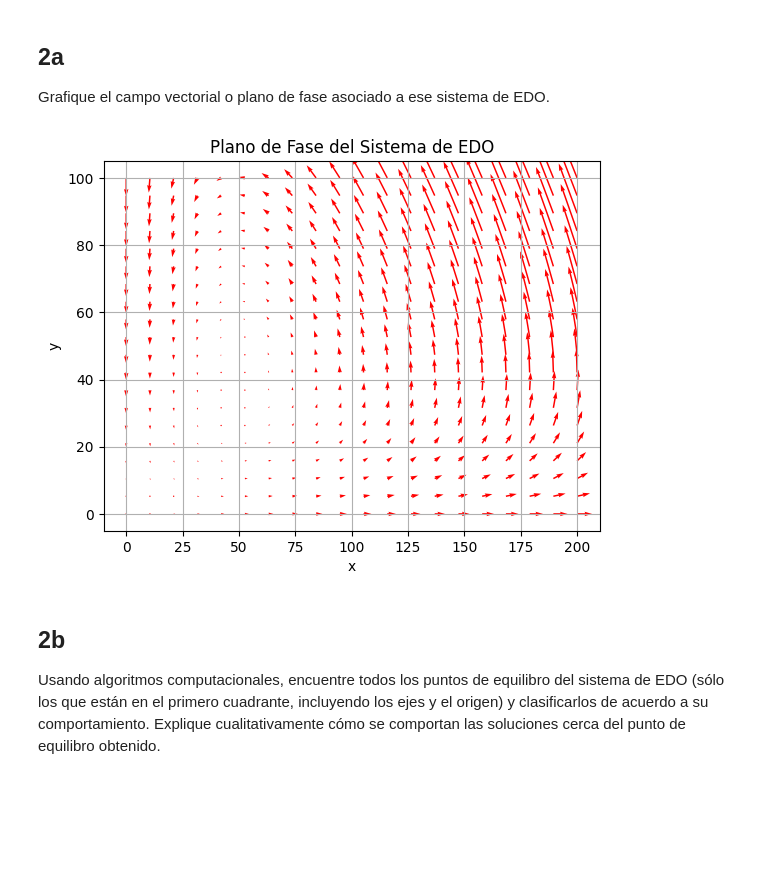
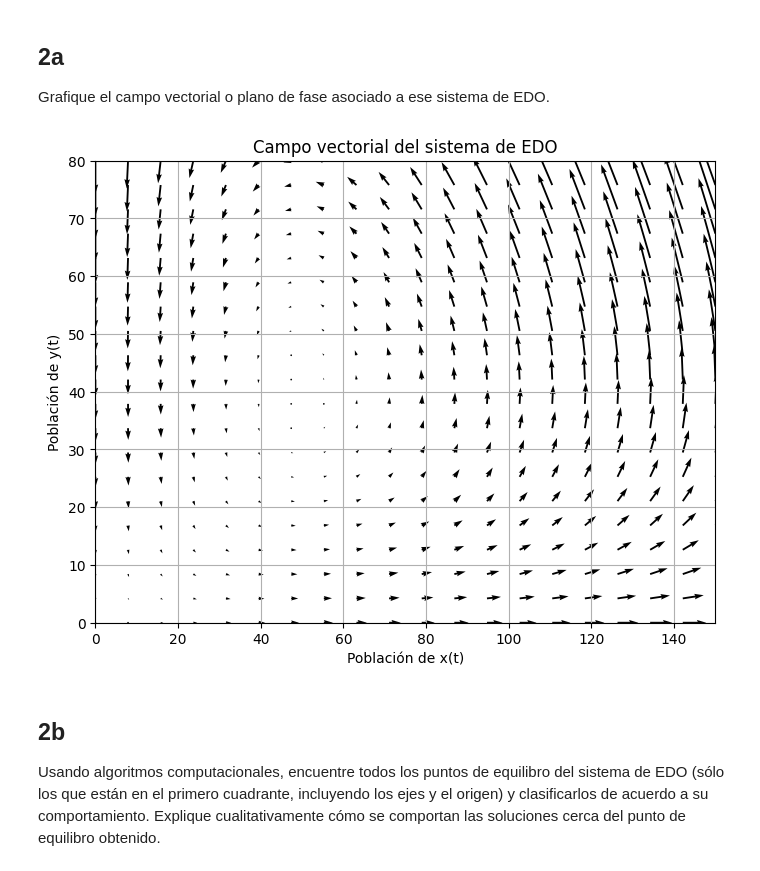
Before and after one commit to emiliosolanoo21/Runge-Kutta, a Jupyter notebook: runge-kutta.ipynb, the cells around one changed output. Drawn from its saved outputs; the diff is of its cells as text; code cells hidden in the pictures; blank space fills up the shorter version.

```diff
--- a/runge-kutta.ipynb
+++ b/runge-kutta.ipynb
@@ -34,24 +43,31 @@ def rk4_system(f, y0, t0, tf, h):
 ## 2a
 Grafique el campo vectorial o plano de fase asociado a ese sistema de EDO.
 # %%
-def field(x, y):
-    dxdt = 0.2 * x - 0.005 * x * y
-    dydt = -0.5 * y + 0.01 * x * y
-    return dxdt, dydt
+def dx_dt(x, y):
+    return 0.2*x - 0.005*x*y
 
-x = np.linspace(0, 200, 20)
-y = np.linspace(0, 100, 20)
+def dy_dt(x, y):
+    return -0.5*y + 0.01*x*y
+
+x = np.linspace(0, 150, 20)
+y = np.linspace(0, 80, 20)
 X, Y = np.meshgrid(x, y)
-U, V = field(X, Y)
 
-plt.quiver(X, Y, U, V, color='r')
-plt.title("Plano de Fase del Sistema de EDO")
-plt.xlabel('x')
-plt.ylabel('y')
-plt.grid()
+U = dx_dt(X, Y)
+V = dy_dt(X, Y)
+
+# Graficar el campo vectorial
+plt.figure(figsize=(8, 6))
+plt.quiver(X, Y, U, V)
+plt.title("Campo vectorial del sistema de EDO")
+plt.xlabel("Población de x(t)")
+plt.ylabel("Población de y(t)")
+plt.xlim([0, 150])
+plt.ylim([0, 80])
+plt.grid(True)
 plt.show()
 # %% [output]
-[figure, old version]
+[figure, new version]
 # %% [markdown]
 ## 2b
 Usando algoritmos computacionales, encuentre todos los puntos de equilibro del sistema de EDO (sólo los que están en el primero cuadrante, incluyendo los ejes y el origen) y clasificarlos de acuerdo a su comportamiento. Explique cualitativamente cómo se comportan las soluciones cerca del punto de equilibro obtenido.
```
Also changed, not shown: parts of 10 cells of this notebook.
